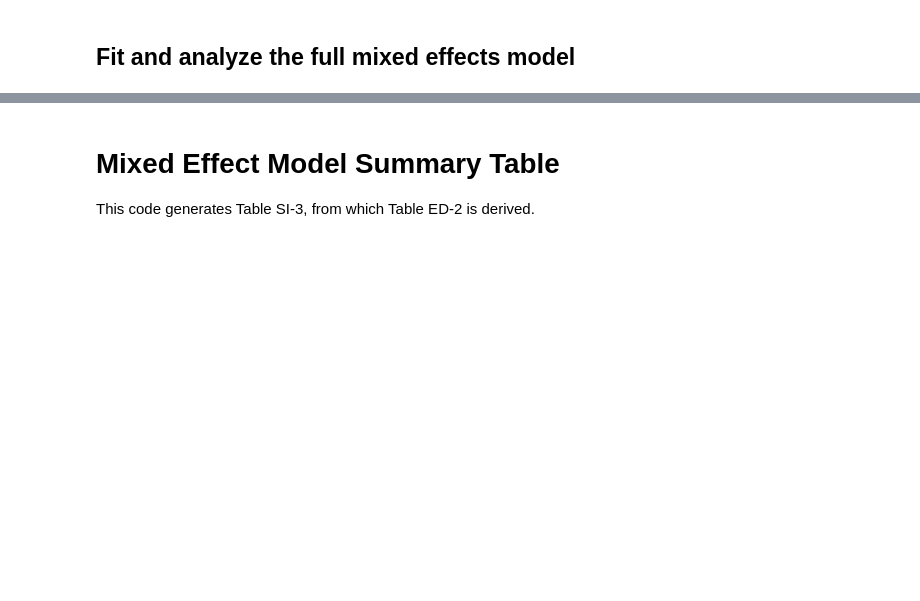
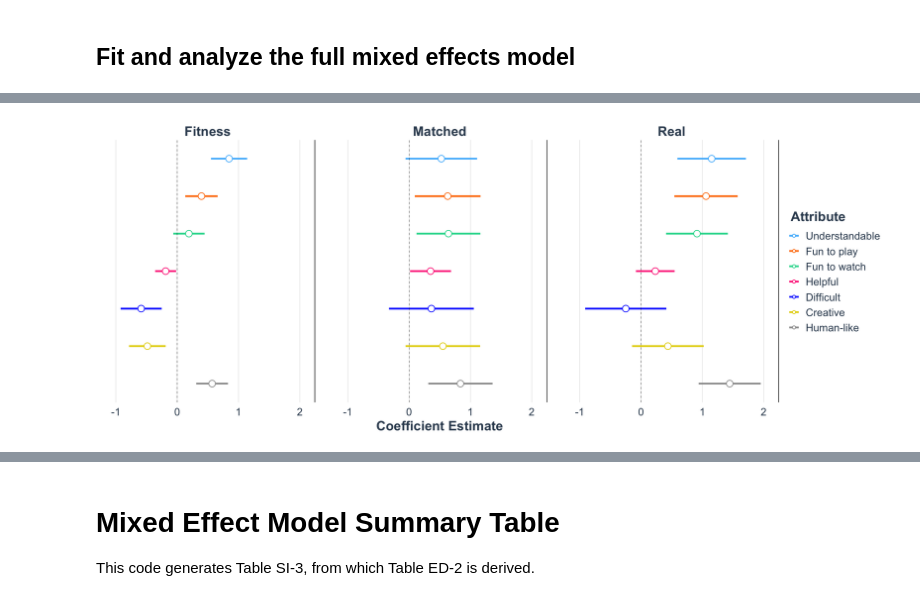
Before and after one commit to guydav/goals-as-reward-producing-programs, a Jupyter notebook: reproduction_notebooks/human_evaluations_mixed_models.ipynb, the cells around one changed output, grey strips where cells are left out. Drawn from its saved outputs; the diff is of its cells as text; code cells hidden in the pictures; blank space fills up the shorter version.

Commit message:
Added a few new figures and the code generating them

```diff
--- a/reproduction_notebooks/human_evaluations_mixed_models.ipynb
+++ b/reproduction_notebooks/human_evaluations_mixed_models.ipynb
@@ -228,6 +229,7 @@ For human_likeness, adding the game type fixed effect results in AIC diff: 23.48
 # %%
 analysis_df <- data.table::copy(filtered_df)
 model_list <- list()
+marginal_mean_list <- list()
 
 for (attr in ATTRIBUTES) {
     display_markdown(glue("## {attr}"))
@@ -247,6 +249,7 @@ for (attr in ATTRIBUTES) {
     display_text(s)
 
     attr.marginal_means = emmeans(attr.mm, "game_type")
+    marginal_mean_list[[attr]] <- attr.marginal_means
     display_markdown("### Marginal Means")
     s <- capture.output(
         print(pairs(attr.marginal_means, reverse = TRUE))
@@ -305,0 +319,34 @@ Warning message:
+# %%
+ATTRIBUTES_NAMES <- c("Understandable", "Fun to play", "Fun to watch", "Helpful", "Difficult", "Creative", "Human-like")
+
+groups <- list(Fitness = c("Fitness"), Real = c("Real"), Matched = c("Matched"))
+
+plot_summs(
+    model_list,
+    model.names = ATTRIBUTES_NAMES,
+    coefs = c("Fitness" = "normalized_fitness", "Real" = "C(game_type)real", "Matched" = "C(game_type)matched"),
+    groups = groups,
+    facet.rows = 1, facet.cols = 3,
+    point.size = 10,
+    point.shape = FALSE,
+    line.size = c(1.5, 3),
+    legend.title = "Attribute",
+    scale = TRUE, robust = TRUE
+) + theme(
+    text = element_text(size = 24),
+    axis.text.y = element_blank(),
+    axis.ticks.y = element_blank(),
+    panel.spacing = unit(2, "lines"),
+    # strip.text = element_text(label = as.expression("test")),
+) +
+    annotate(
+        geom = "segment",
+        x = Inf, xend = Inf,
+        y = -Inf, yend = Inf,
+        color = "black", , size = 1
+    ) + coord_cartesian(ylim = c(0.75, 1.25), xlim = c(-1.25, 2.25), expand = FALSE) +
+    xlab("Coefficient Estimate")
+
+ggsave('./figures/full_model_coefficient_comparison.pdf', dpi=900, width=20, height=6)
+# %% [output]
+[figure, added]
```
Also changed, not shown: parts of 11 cells of this notebook, 3 other files.
